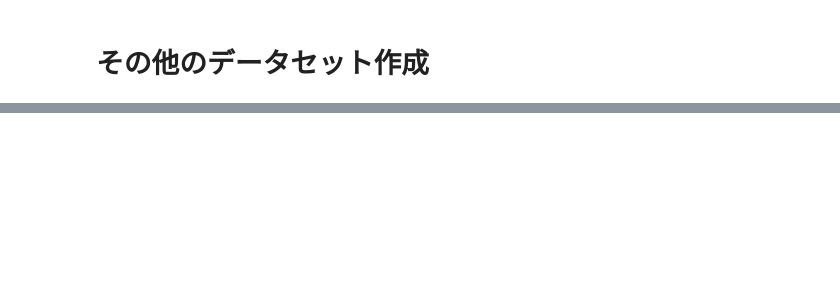
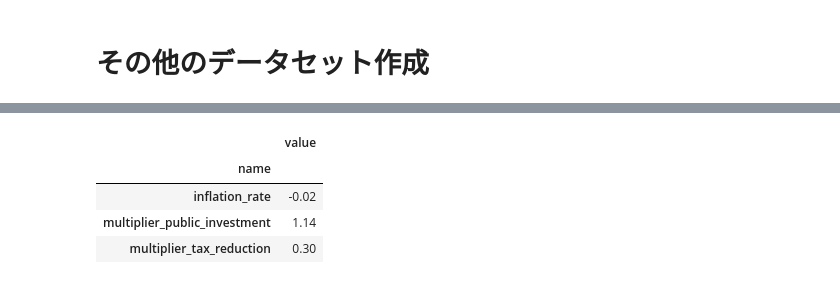
Before and after one commit to sugiyama404/DecideBudgetFromWalras, a Jupyter notebook: make_dataset/MAKE_CSV_MONETTALYBASE_BY_YEAY.ipynb, the cells around one changed output, grey strips where cells are left out. Saved outputs shown, nothing was run; the diff lists cells and outputs as text; code cells hidden in the pictures; blank space fills up the shorter version.

```diff
--- a/make_dataset/MAKE_CSV_MONETTALYBASE_BY_YEAY.ipynb
+++ b/make_dataset/MAKE_CSV_MONETTALYBASE_BY_YEAY.ipynb
@@ -63,0 +82,17 @@ mb
+# %%
+data = {
+  'name': ['inflation_rate','multiplier_public_investment','multiplier_tax_reduction'],
+  'value': [-0.02,1.14,0.3],
+}
+
+df_basic = pd.DataFrame(data = data)
+df_basic = df_basic.set_index('name', drop=False)
+df_basic = df_basic.drop(['name'], axis=1)
+df_basic.to_csv(save_path2, sep=",")
+df_basic
+# %% [output]
+|  | value |
+| name |  |
+| inflation_rate | -0.02 |
+| multiplier_public_investment | 1.14 |
+| multiplier_tax_reduction | 0.30 |
```
Also changed, not shown: parts of 5 cells of this notebook.
